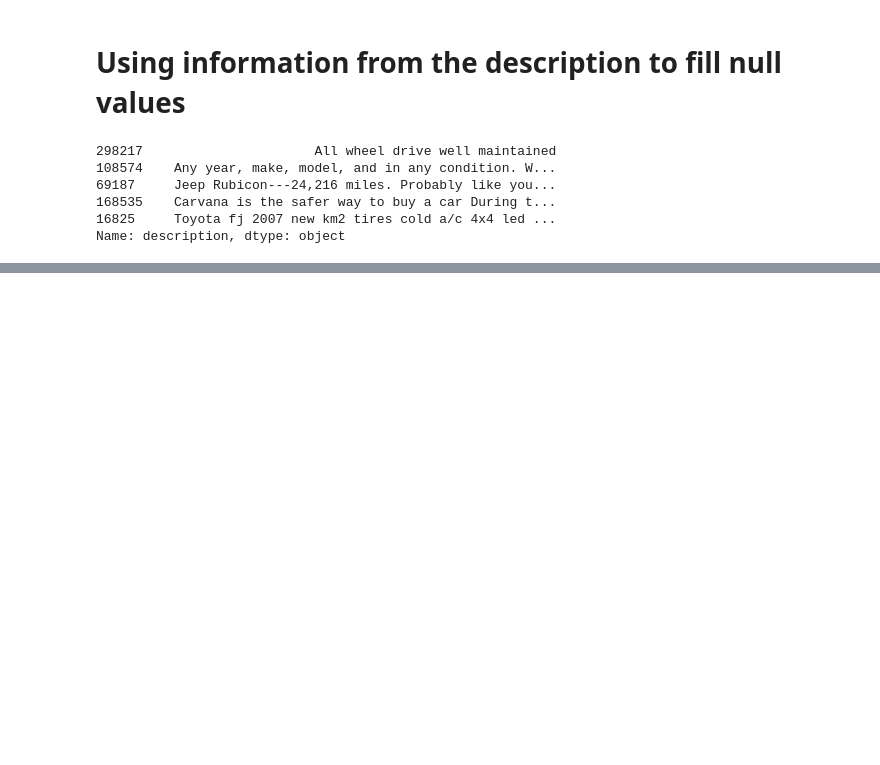
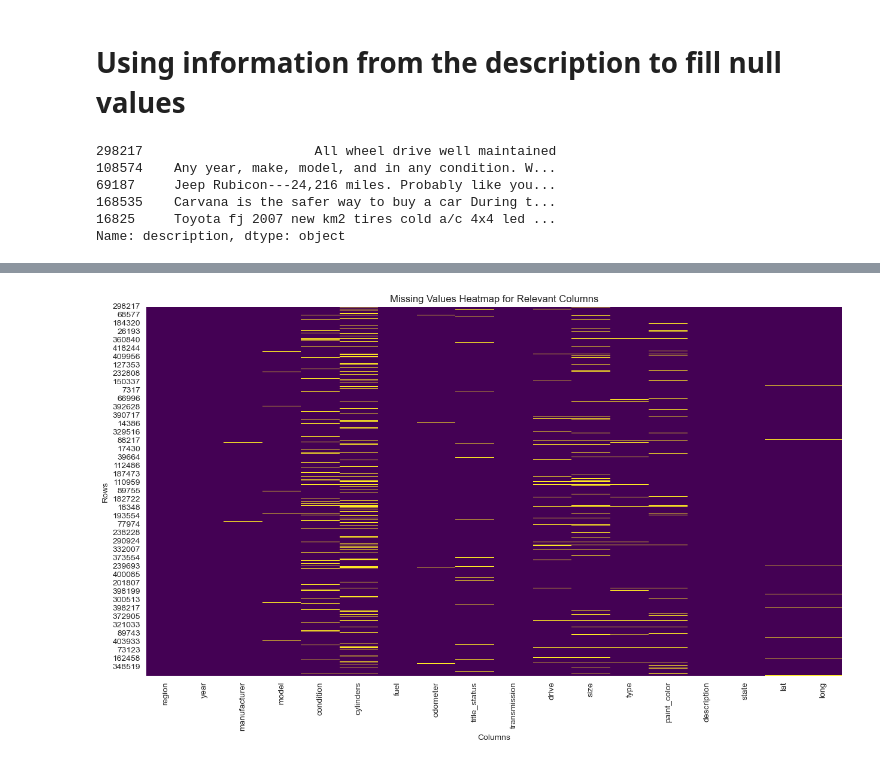
Before and after one commit to wissamttajjar/ml_and_dm_project, a Jupyter notebook: notebooks/data_preprocessing.ipynb, the cells around one changed output, grey strips where cells are left out. Drawn from its saved outputs; the diff is of its cells as text; code cells hidden in the pictures; blank space fills up the shorter version.

```diff
--- a/notebooks/data_preprocessing.ipynb
+++ b/notebooks/data_preprocessing.ipynb
@@ -351,6 +1837,8 @@ def safe_extract(row, col):
             return extract_manufacturer(desc)
         elif col == 'year':
             return extract_year(desc)
+        elif col == 'condition':
+            return extract_condition(desc)
         else:
             return None
     except Exception:
@@ -358,7 +1846,7 @@ def safe_extract(row, col):
 # %%
 columns_to_fill = [
     'odometer', 'transmission', 'drive', 'paint_color',
-    'type', 'size', 'cylinders', 'fuel', 'manufacturer', 'year'
+    'type', 'size', 'cylinders', 'fuel', 'manufacturer', 'year', 'condition'
 ]
 
 for col in columns_to_fill:
@@ -401,0 +1879,2 @@ plt.show()
+# %%
+rows_with_many_nulls = train_copy[train_copy.isnull().sum(axis=1) >= 6]
@@ -401,0 +1885,2 @@ plt.show()
+# %%
+train_copy = train_copy.drop(rows_with_many_nulls.index, axis=0)
@@ -401,0 +1929,9 @@ plt.show()
+# %%
+plt.figure(figsize=(15, 8))
+sns.heatmap(train_copy.isnull(), cbar=False, cmap='viridis')
+plt.title('Missing Values Heatmap for Relevant Columns')
+plt.xlabel('Columns')
+plt.ylabel('Rows')
+plt.show()
+# %% [output]
+[figure, added]
```
Also changed, not shown: parts of 81 cells of this notebook.
